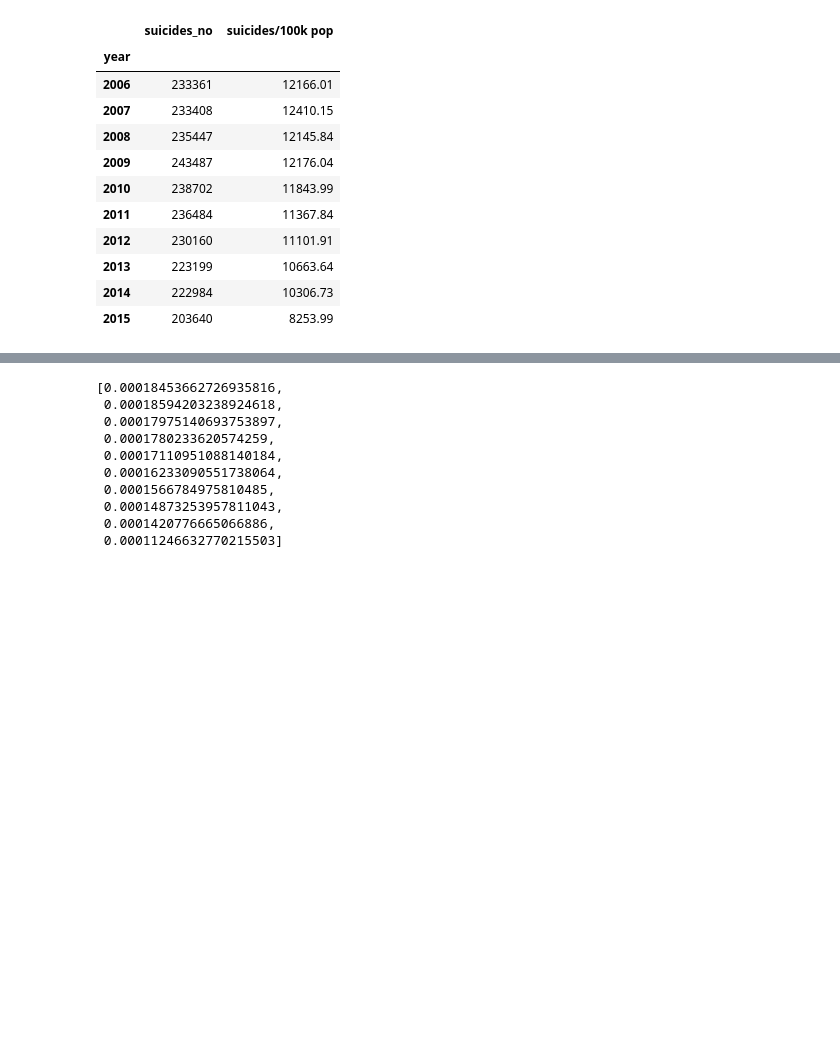
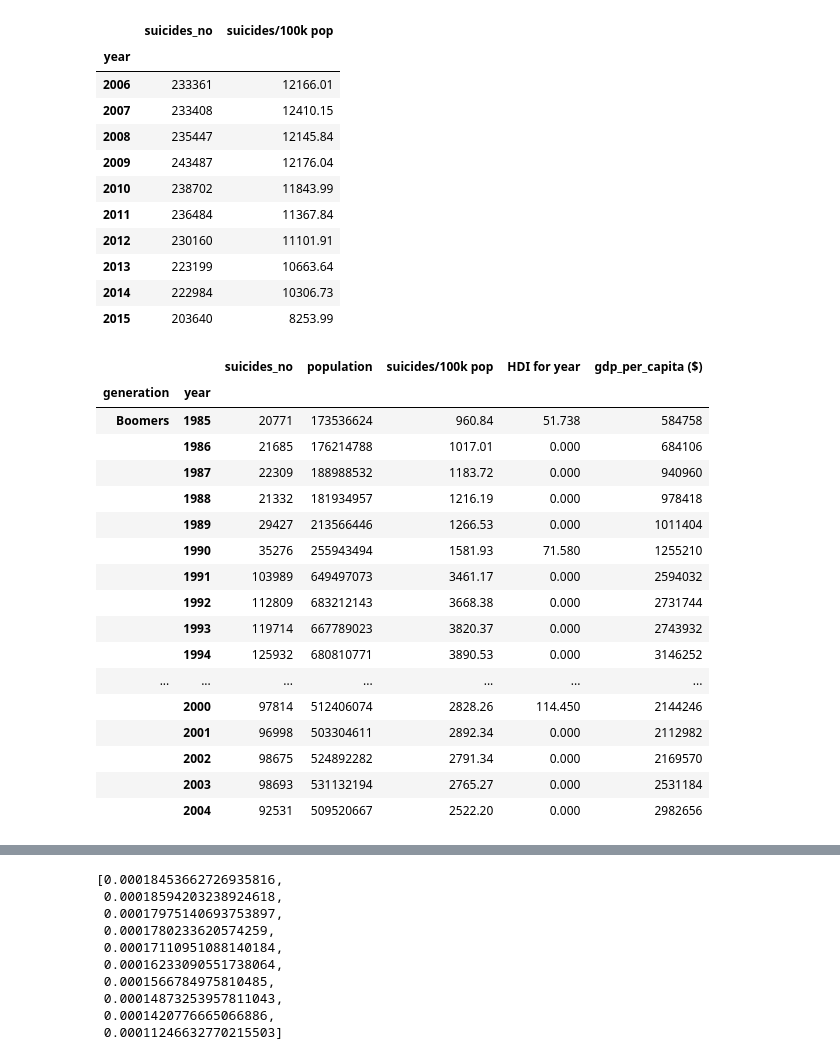
Before and after one commit to arw-625/Happiest-Generation, a Jupyter notebook: Happiest -Gen.ipynb, the cells around one changed output, grey strips where cells are left out. Cells and saved outputs as stored; diff of their text form; code cells hidden in the pictures; blank space fills up the shorter version.

```diff
--- a/Happiest -Gen.ipynb
+++ b/Happiest -Gen.ipynb
@@ -535,3 +535,25 @@ global_suicide_10
 | 2013 | 223199 | 10663.64 |
 | 2014 | 222984 | 10306.73 |
 | 2015 | 203640 | 8253.99 |
+# %%
+f = file.groupby(["generation", "year"]).aggregate(np.sum)
+f.head(20)
+# %% [output]
+|  |  | suicides_no | population | suicides/100k pop | HDI for year | gdp_per_capita ($) |
+| generation | year |  |  |  |  |  |
+| Boomers | 1985 | 20771 | 173536624 | 960.84 | 51.738 | 584758 |
+|  | 1986 | 21685 | 176214788 | 1017.01 | 0.000 | 684106 |
+|  | 1987 | 22309 | 188988532 | 1183.72 | 0.000 | 940960 |
+|  | 1988 | 21332 | 181934957 | 1216.19 | 0.000 | 978418 |
+|  | 1989 | 29427 | 213566446 | 1266.53 | 0.000 | 1011404 |
+|  | 1990 | 35276 | 255943494 | 1581.93 | 71.580 | 1255210 |
+|  | 1991 | 103989 | 649497073 | 3461.17 | 0.000 | 2594032 |
+|  | 1992 | 112809 | 683212143 | 3668.38 | 0.000 | 2731744 |
+|  | 1993 | 119714 | 667789023 | 3820.37 | 0.000 | 2743932 |
+|  | 1994 | 125932 | 680810771 | 3890.53 | 0.000 | 3146252 |
+| ... | ... | ... | ... | ... | ... | ... |
+|  | 2000 | 97814 | 512406074 | 2828.26 | 114.450 | 2144246 |
+|  | 2001 | 96998 | 503304611 | 2892.34 | 0.000 | 2112982 |
+|  | 2002 | 98675 | 524892282 | 2791.34 | 0.000 | 2169570 |
+|  | 2003 | 98693 | 531132194 | 2765.27 | 0.000 | 2531184 |
+|  | 2004 | 92531 | 509520667 | 2522.20 | 0.000 | 2982656 |
```
Also changed, not shown: parts of 7 cells of this notebook, 6 other files.
